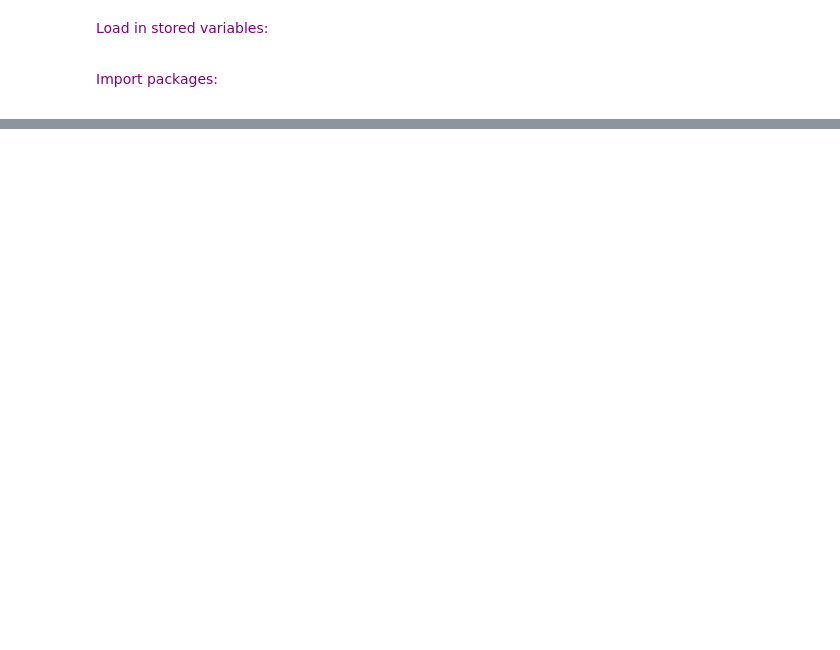
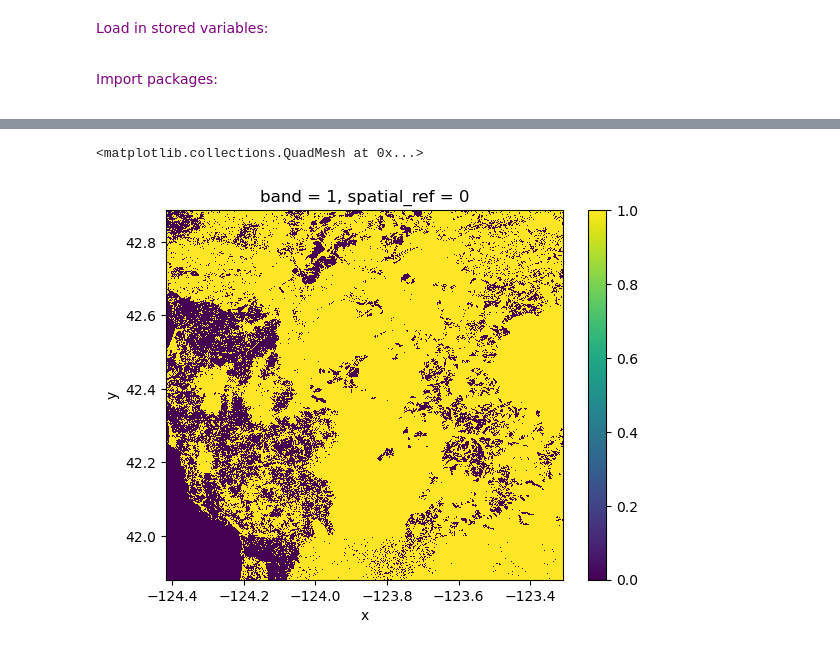
Before and after one commit to earthlab-education/habitat-suitability-hanried, a Jupyter notebook: notebooks/04-fuzzy-logic-model.ipynb, the cells around one changed output, grey strips where cells are left out. Drawn from its saved outputs; the diff is of its cells as text; code cells hidden in the pictures; blank space fills up the shorter version.

```diff
--- a/notebooks/04-fuzzy-logic-model.ipynb
+++ b/notebooks/04-fuzzy-logic-model.ipynb
@@ -82,0 +104,5 @@ import xarray as xr
+# %%
+(siskiyou_soil_ph_da > 5.0).plot()
+# %% [output]
+<matplotlib.collections.QuadMesh at 0x...>
+[figure, added]
```
Also changed, not shown: parts of 13 cells of this notebook.
